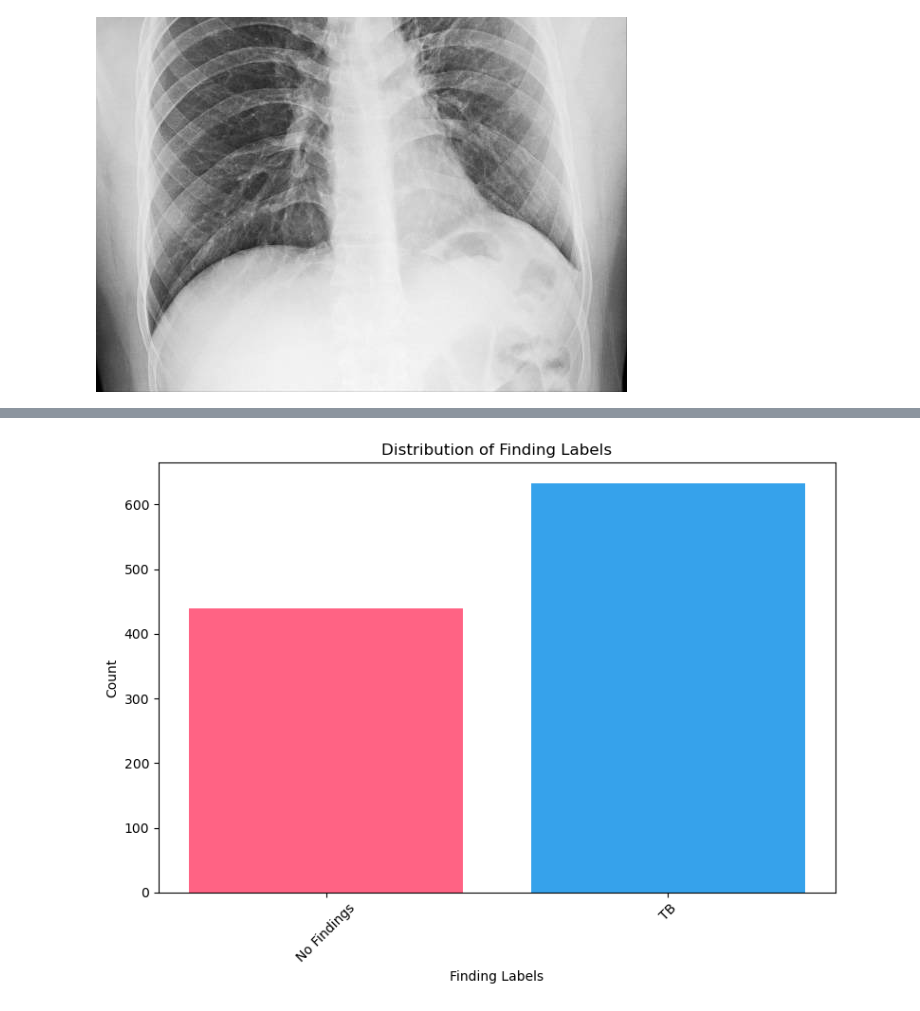
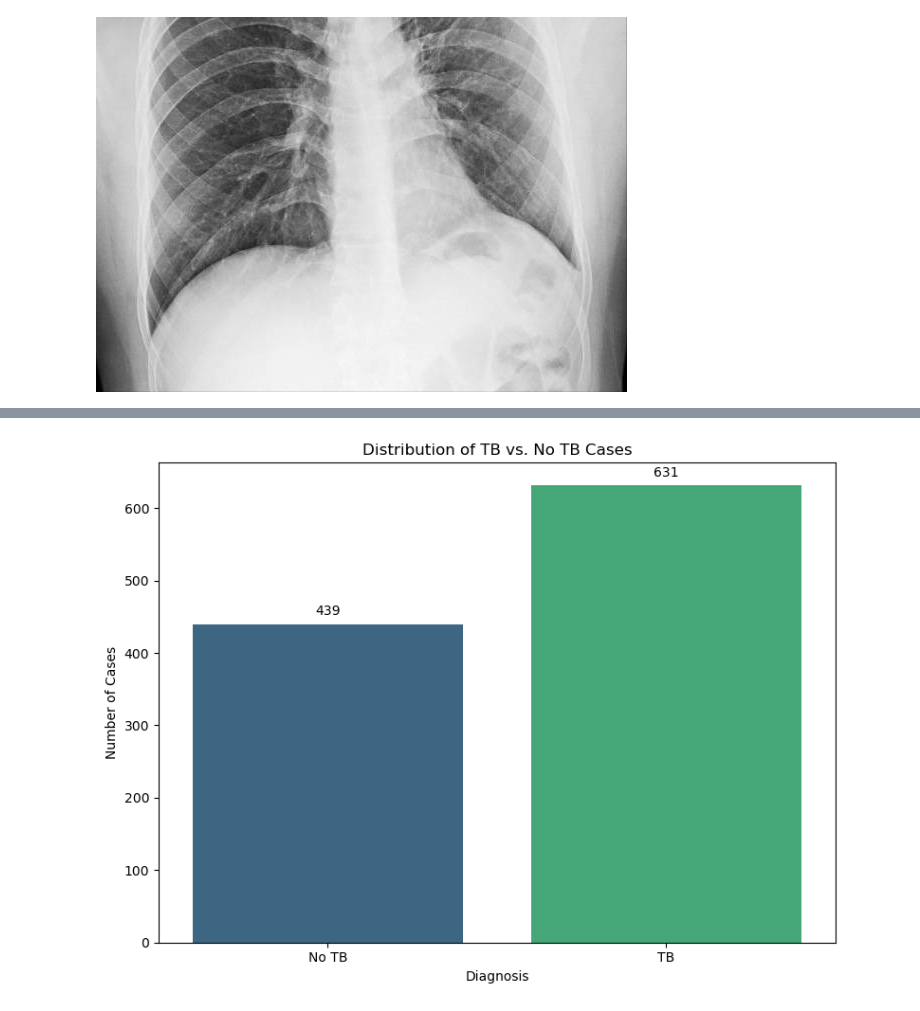
Before and after one commit to pas-enzo/iniciacao-cientifica, a Jupyter notebook: code/model.ipynb, the cells around one changed output, grey strips where cells are left out. Saved outputs shown, nothing was run; the diff lists cells and outputs as text; code cells hidden in the pictures.

```diff
--- a/code/model.ipynb
+++ b/code/model.ipynb
@@ -67,33 +118,88 @@ Scans found: 3 , Total Headers 1072
 # %%
+# Assuming previous imports are still active:
+# import os, pandas as pd, glob, matplotlib.pyplot as plt, seaborn as sns, IPython.display as display
+
+# Define the specific directory where all the relevant images are located
+image_entry_roi_dir = r"D:\iniciacao_cientifica\untreated_images\images\Entry_ROI" # Using raw string for Windows paths
+csv_path = r"D:\iniciacao_cientifica\untreated_images\data\Data_Entry_Undergrad_PNG.csv"
+
 # Reading the CSV file
-all_xray_df = pd.read_csv('D:/Iniciação Científica/untreated_images/data/Data_Entry_Undergrad_PNG.csv')
+all_xray_df = pd.read_csv(csv_path)
 
-# Creating a dictionary to map image filenames to their full paths
-all_image_paths = {os.path.basename(x): x for x in
-                   glob(os.path.join('D:/Iniciação Científica/untreated_images/data', '*.png'))}
+# --- CORRECTED IMAGE PATH MAPPING (Re-applied from previous turn) ---
+# Create a dictionary to map image filenames (from CSV) to their full file paths.
+# We assume the 'Image Label' column in the CSV contains just the filename (e.g., 'img525.png').
+all_image_paths_map = {}
+# Use glob to find all PNGs *directly within* the specified Entry_ROI directory
+for full_path in glob(os.path.join(image_entry_roi_dir, '*.png')):
+    # The key for the dictionary should be just the filename, to match the 'Image Label' column
+    filename = os.path.basename(full_path)
+    all_image_paths_map[filename] = full_path
 
-# Printing the number of scans found and total rows in the DataFrame
-print('Scans found:', len(all_image_paths), ', Total Headers', all_xray_df.shape[0])
+# Display number of image files found and CSV entries for verification
+print('Image files found in D:/.../Entry_ROI:', len(all_image_paths_map))
+print('Total entries in CSV:', all_xray_df.shape[0])
 
-# Mapping the image paths to the 'Image Label' column
-all_xray_df['path'] = all_xray_df['Image Label'].map(all_image_paths.get)
+# Mapping the full image paths to the 'Image Label' column in the DataFrame.
+all_xray_df['path'] = all_xray_df['Image Label'].map(all_image_paths_map.get)
 
-# Counting the occurrences of 'No Findings' and 'TB'
-label_counts = all_xray_df['Finding Labels'].value_counts()
+# Crucial check: Drop rows where no image path could be found, as these are unusable.
+unmapped_images_count = all_xray_df['path'].isnull().sum()
+if unmapped_images_count > 0:
+    print(f"Warning: {unmapped_images_count} images in the CSV could not be mapped to a file path "
+          f"from '{image_entry_roi_dir}'. These rows will be dropped.")
+    all_xray_df.dropna(subset=['path'], inplace=True)
+    print(f"Removed {unmapped_images_count} unmapped entries. Remaining rows: {len(all_xray_df)}")
+else:
+    print("All CSV entries successfully mapped to image file paths.")
 
-# Filtering for 'No Findings' and 'TB' only
-filtered_labels = label_counts[['No Findings', 'TB']]
+all_xray_df.reset_index(drop=True, inplace=True)
+# --- END CORRECTED IMAGE PATH MAPPING ---
 
-# Creating a bar chart
+
+# --- SIMPLIFIED 'is_tb' LABEL CREATION ---
+# Given the clarification: The only finding labels are "No Findings" and "TB".
+# Therefore, we can directly map 'TB' to 1 and 'No Findings' to 0.
+# This makes the conversion explicit and robust for these two exact strings.
+
+mapping_dict = {'TB': 1, 'No Findings': 0}
+all_xray_df['is_tb'] = all_xray_df['Finding Labels'].map(mapping_dict)
+
+# It's good practice to ensure no NaNs in 'is_tb' if these are the *only* values
+if all_xray_df['is_tb'].isnull().any():
+    print(f"Critical Warning: Unexpected 'Finding Labels' found that are neither 'TB' nor 'No Findings'.")
+    print("Unique unexpected labels:", all_xray_df[all_xray_df['is_tb'].isnull()]['Finding Labels'].unique())
+    # Depending on the severity, you might want to stop execution or drop these rows.
+    # For now, we'll continue but be aware.
+
+
+# Display a sample of the DataFrame to show the new 'path' and 'is_tb' columns
+print("\nSample of DataFrame with 'path' and 'is_tb' columns:")
+display(all_xray_df[['Image Label', 'Finding Labels', 'path', 'is_tb']].sample(5))
+
+# --- PLOTTING THE DISTRIBUTION OF THE NEW 'is_tb' LABEL (unchanged, still plots the target) ---
+# This plot directly shows the primary classification target (TB vs. No TB),
+# which is what your model will learn to predict.
+tb_label_counts = all_xray_df['is_tb'].value_counts().sort_index()
+
+# Prepare data for plotting, ensuring both 0 and 1 are accounted for
+tb_categories = ['No TB', 'TB']
+# Use .get(key, default_value) to safely retrieve counts, in case one category has zero entries.
+tb_values = [tb_label_counts.get(0, 0), tb_label_counts.get(1, 0)]
+
 fig, ax1 = plt.subplots(1, 1, figsize=(8, 6))
-ax1.bar(filtered_labels.index, filtered_labels.values, color=['#FF6384', '#36A2EB'])
-ax1.set_xticks(range(len(filtered_labels.index)))
-ax1.set_xticklabels(filtered_labels.index, rotation=45)
-ax1.set_title('Distribution of Finding Labels')
-ax1.set_ylabel('Count')
-ax1.set_xlabel('Finding Labels')
+sns.barplot(x=tb_categories, y=tb_values[:len(tb_categories)], ax=ax1, palette="viridis") # Slicing for safety
 
-# Display the plot
+ax1.set_title('Distribution of TB vs. No TB Cases')
+ax1.set_ylabel('Number of Cases')
+ax1.set_xlabel('Diagnosis')
+
+# Add exact counts on top of bars for clarity
+for p in ax1.patches:
+    ax1.annotate(f'{p.get_height():.0f}',
+                 (p.get_x() + p.get_width() / 2., p.get_height()),
+                 ha='center', va='center', xytext=(0, 10), textcoords='offset points')
+
 plt.tight_layout()
 plt.show()
 # %% [output]
@@ -101,2 +221,2 @@ Scans found: 3 , Total Headers 1072
-[figure, old version]
+[figure, new version]
 # %%
```
Also changed, not shown: parts of 11 cells of this notebook.
